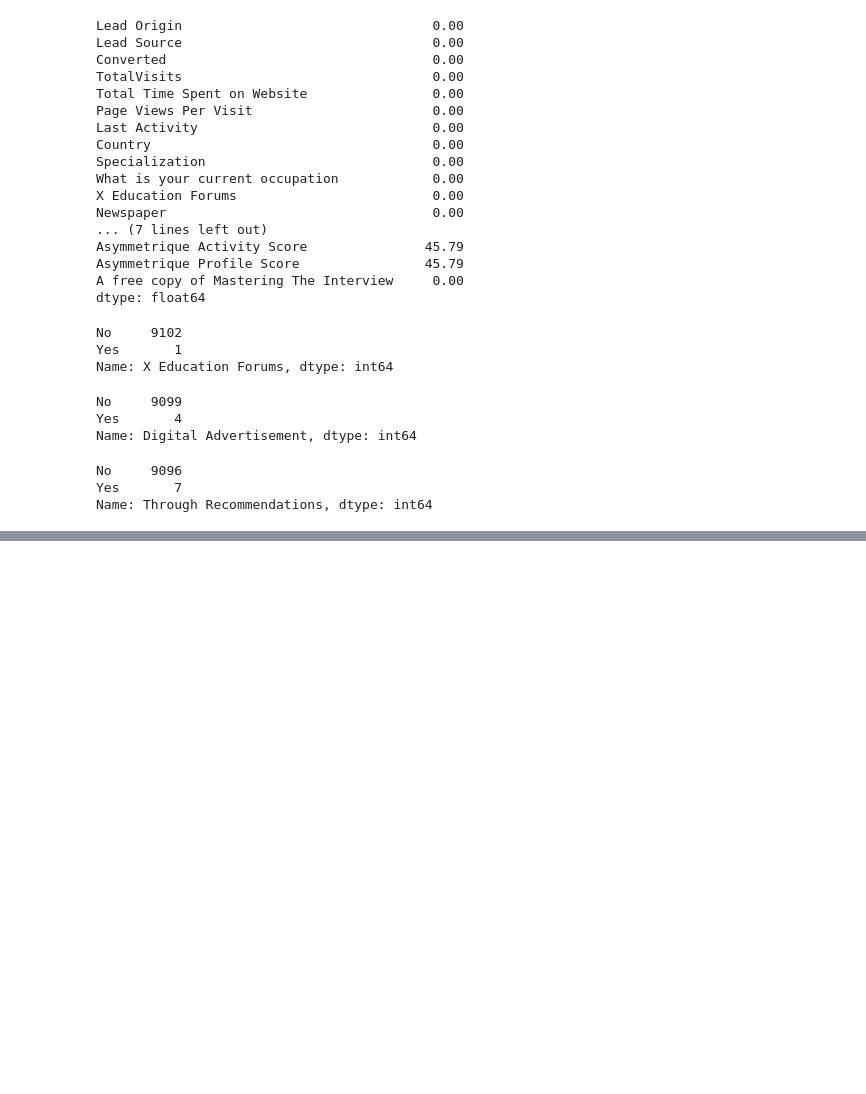
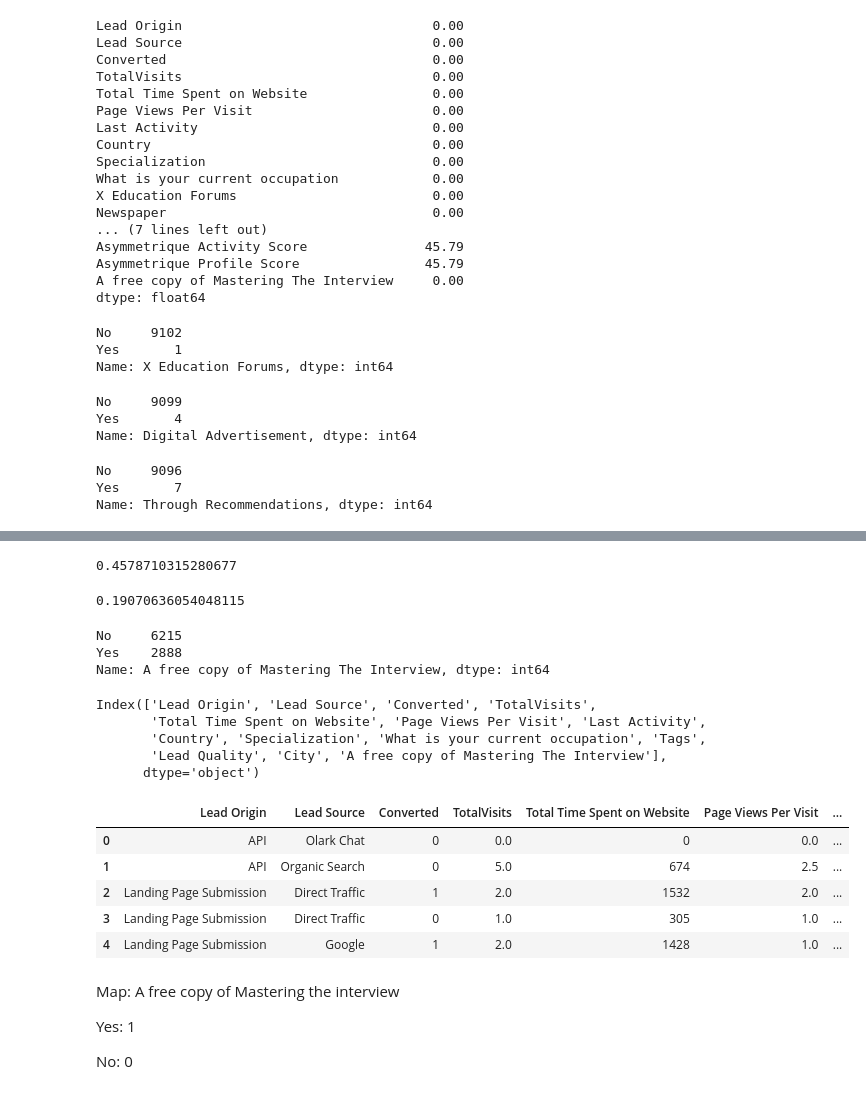
Before and after one commit to nicwenzel26/PythonPractice, a Jupyter notebook: Supervised Learning Practice/Supervised Learning Prac.ipynb, the cells around one changed output, grey strips where cells are left out. Cells and saved outputs as stored; diff of their text form; code cells hidden in the pictures; blank space fills up the shorter version.

```diff
--- a/Supervised Learning Practice/Supervised Learning Prac.ipynb
+++ b/Supervised Learning Practice/Supervised Learning Prac.ipynb
@@ -999,0 +1129,2 @@ lead.drop(['Through Recommendations'], axis = 1, inplace = True)
+# %%
+lead['City'] = lead['City'].fillna('Mumbai')
@@ -999,0 +1158,3 @@ lead.drop(['Through Recommendations'], axis = 1, inplace = True)
+# %%
+# 4 columns represent the same thing so we get rig of three of them
+lead.drop(['Asymmetrique Activity Index', 'Asymmetrique Profile Index'], axis=1, inplace = True)
@@ -999,0 +1181,3 @@ lead.drop(['Through Recommendations'], axis = 1, inplace = True)
+# %%
+# No vast majority and 49% null so this col needs to be dropped
+lead.drop(['Asymmetrique Activity Score'],axis=1, inplace =True)
@@ -999,0 +1199,8 @@ lead.drop(['Through Recommendations'], axis = 1, inplace = True)
+# %%
+lead['Asymmetrique Profile Score'].isnull().sum(axis=0)/len(lead.index)
+# %% [output]
+0.4578710315280677
+# %%
+sum(lead['Asymmetrique Profile Score'] == 15)/len(lead.index)
+# %% [output]
+0.19070636054048115
@@ -999,0 +1210,24 @@ lead.drop(['Through Recommendations'], axis = 1, inplace = True)
+# %%
+# Examining free copy col
+lead['A free copy of Mastering The Interview'].value_counts()
+# %% [output]
+No     6215
+Yes    2888
+Name: A free copy of Mastering The Interview, dtype: int64
+# %%
+lead.columns
+# %% [output]
+Index(['Lead Origin', 'Lead Source', 'Converted', 'TotalVisits',
+       'Total Time Spent on Website', 'Page Views Per Visit', 'Last Activity',
+       'Country', 'Specialization', 'What is your current occupation', 'Tags',
+       'Lead Quality', 'City', 'A free copy of Mastering The Interview'],
+      dtype='object')
+# %%
+lead.head()
+# %% [output]
+|  | Lead Origin | Lead Source | Converted | TotalVisits | Total Time Spent on Website | Page Views Per Visit | ... |
+| 0 | API | Olark Chat | 0 | 0.0 | 0 | 0.0 | ... |
+| 1 | API | Organic Search | 0 | 5.0 | 674 | 2.5 | ... |
+| 2 | Landing Page Submission | Direct Traffic | 1 | 2.0 | 1532 | 2.0 | ... |
+| 3 | Landing Page Submission | Direct Traffic | 0 | 1.0 | 305 | 1.0 | ... |
+| 4 | Landing Page Submission | Google | 1 | 2.0 | 1428 | 1.0 | ... |
@@ -999,0 +1236,6 @@ lead.drop(['Through Recommendations'], axis = 1, inplace = True)
+# %% [markdown]
+Map: A free copy of Mastering the interview
+
+Yes: 1
+
+No: 0
```
Also changed, not shown: parts of 49 cells of this notebook.
